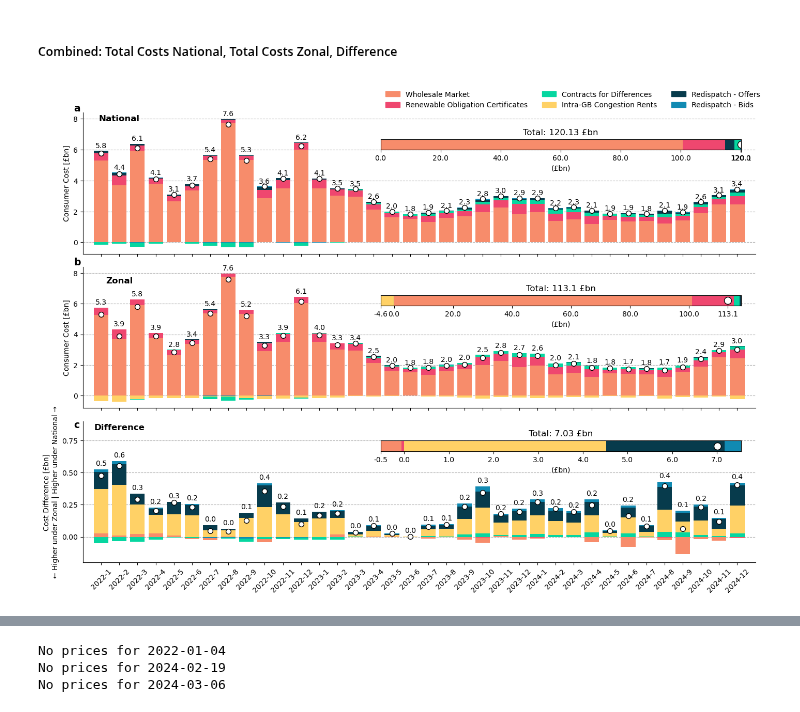
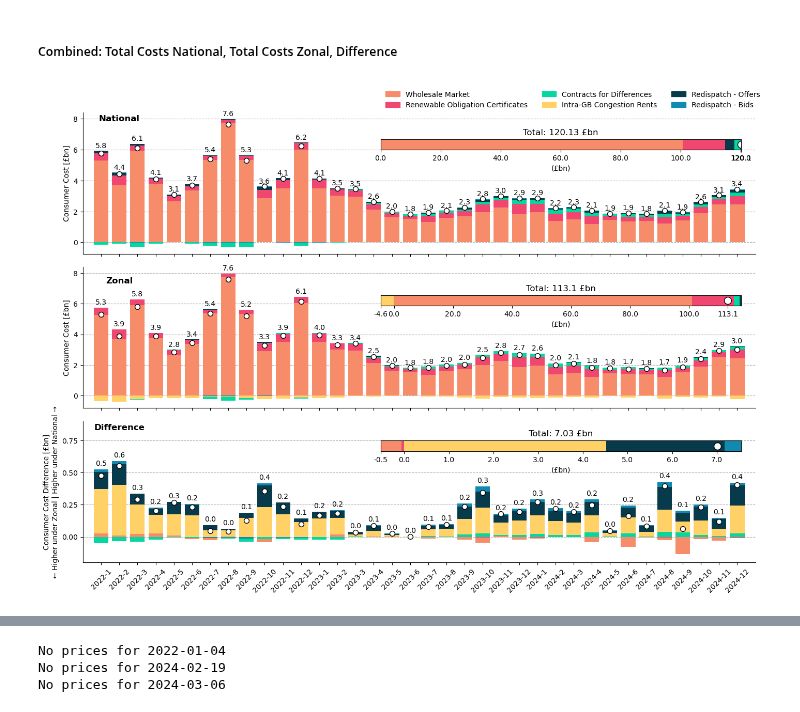
Before and after one commit to LukasFrankenQ/GBPower, a Jupyter notebook: notebooks/get_total_results.ipynb, the cells around one changed output, grey strips where cells are left out. Cells and saved outputs as stored; diff of their text form; code cells hidden in the pictures.

Commit message:
cleaned up central plotting scripts

```diff
--- a/notebooks/get_total_results.ipynb
+++ b/notebooks/get_total_results.ipynb
@@ -189,7 +189,7 @@ for layout, ax in zip(['zonal'], axs[2:]):
     for m in ss.index:
         stack_to_ax(ss.loc[[m]], ax, text_y_offset=0.03)
 
-    ax.set_ylabel(f'Cost Difference [£bn]\n← Higher under Zonal | Higher under National →')
+    ax.set_ylabel(f'Consumer Cost Difference [£bn]\n← Higher under Zonal | Higher under National →')
     ax.grid(axis='y', linestyle='--')
     ax.set_axisbelow(True)
 
@@ -241,35 +241,37 @@ for layout, ax in zip(['zonal'], axs[2:]):
     ax.set_ylim(-0.2, 0.9)
 
 axs[2].tick_params(axis='x', labelrotation=45)
 
 handles, labels = [], []
 
 for name, nice_name in nice_names.items():
 
     if name == 'wholesale buying':
         continue
     handles.append(plt.Rectangle((0, 0), 1, 1, color=color_dict[name]))
     labels.append(nice_name)
 
 axs[0].legend(
     handles,
     labels,
     bbox_to_anchor=(0.44, 1.2),
     frameon=False,
     ncol=3
     )
 
 plt.tight_layout()
 
 for ax, text, y in zip(axs, ['a', 'b', 'c'], [8.5, 8.5, 0.85]):
+    '''
     ax.text(
         -1.5, y, text, weight='bold', fontsize=13.5,
     )
+    '''
 
-plt.savefig('figures/total_monthly_costs_w_comparison.pdf')
+# plt.savefig('figures/total_monthly_costs_w_comparison.pdf')
 plt.show()
 # %% [output]
-[figure, old version]
+[figure, new version]
 # %%
 # rev_nat = pd.read_csv(Path.cwd().parent / 'summaries' / 'total_unit_revenues_flex_national.csv', index_col=[0,1], parse_dates=True)
 # rev_zon = pd.read_csv(Path.cwd().parent / 'summaries' / 'total_unit_revenues_flex_zonal.csv', index_col=[0,1], parse_dates=True)
```
Also changed, not shown: parts of 32 cells of this notebook, 2 other files.
